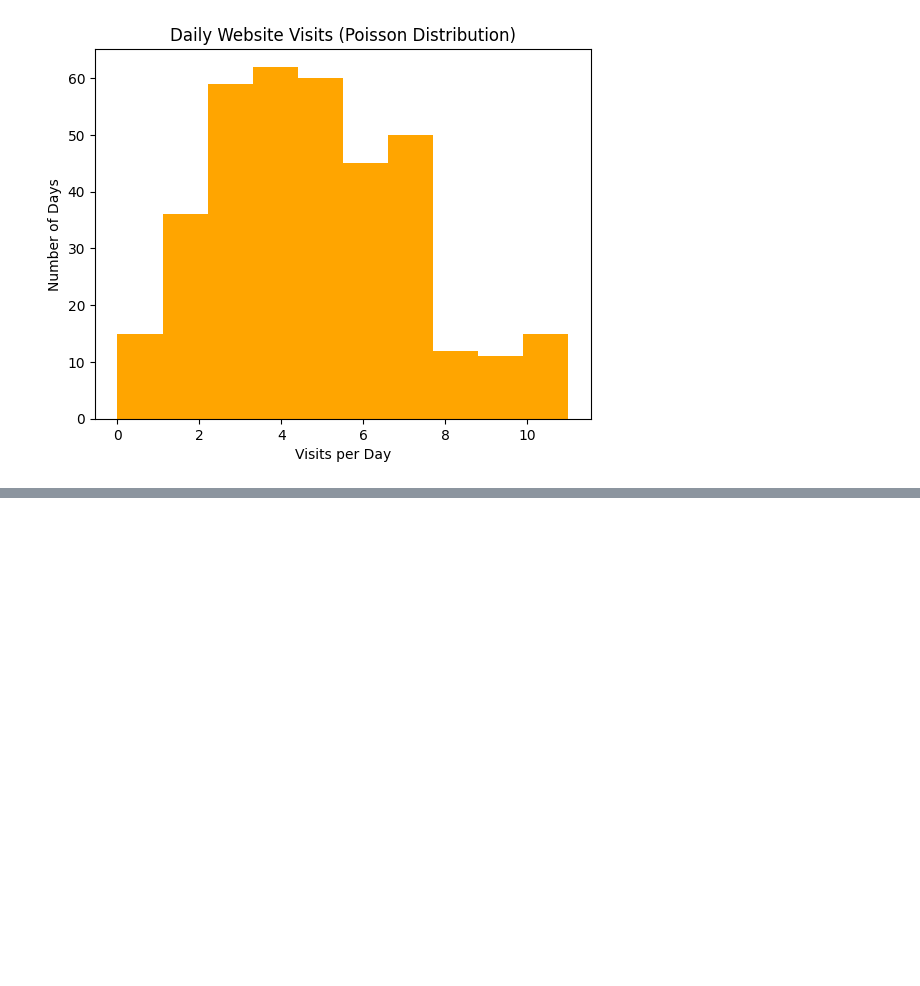
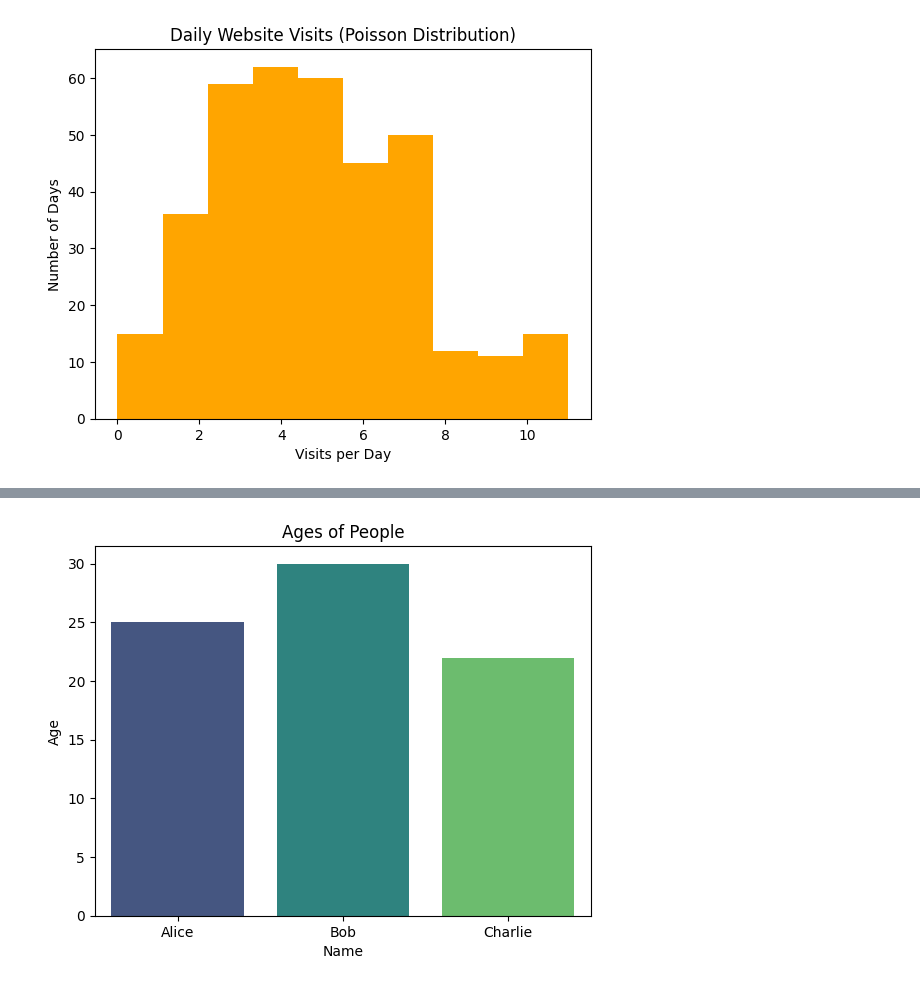
Before and after one commit to AryamBajracharya/ML, a Jupyter notebook: plot.ipynb, the cells around one changed output, grey strips where cells are left out. Saved outputs shown, nothing was run; the diff lists cells and outputs as text; code cells hidden in the pictures; blank space fills up the shorter version.

Commit message:
matplotlib_and_seaborn_learn

```diff
--- a/plot.ipynb
+++ b/plot.ipynb
@@ -28,0 +57,16 @@ plt.show()
+# %%
+import seaborn as sns
+import numpy as np
+import matplotlib.pyplot as plt
+import pandas as pd
+
+names = ['Alice', 'Bob', 'Charlie']
+ages = [25, 30, 22]
+
+df = pd.DataFrame({'Name': names, 'Age': ages})
+
+ax = sns.barplot(x='Name', y='Age', hue='Name', data=df, palette='viridis', legend=False)
+plt.title("Ages of People")
+plt.show()
+# %% [output]
+[figure, added]
```
Also changed, not shown: parts of 5 cells of this notebook, 4 other files.
